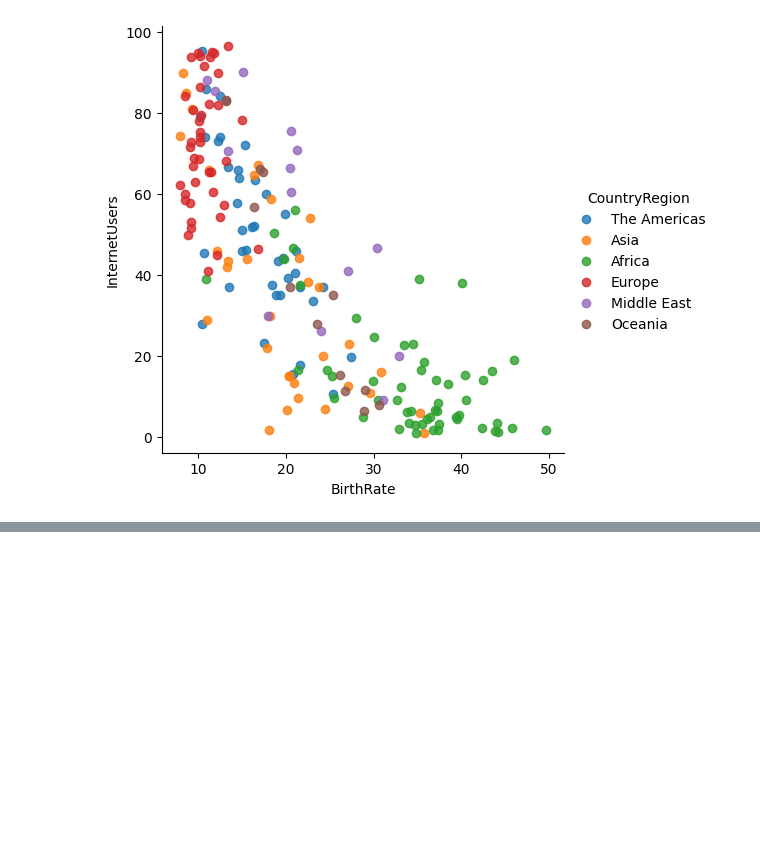
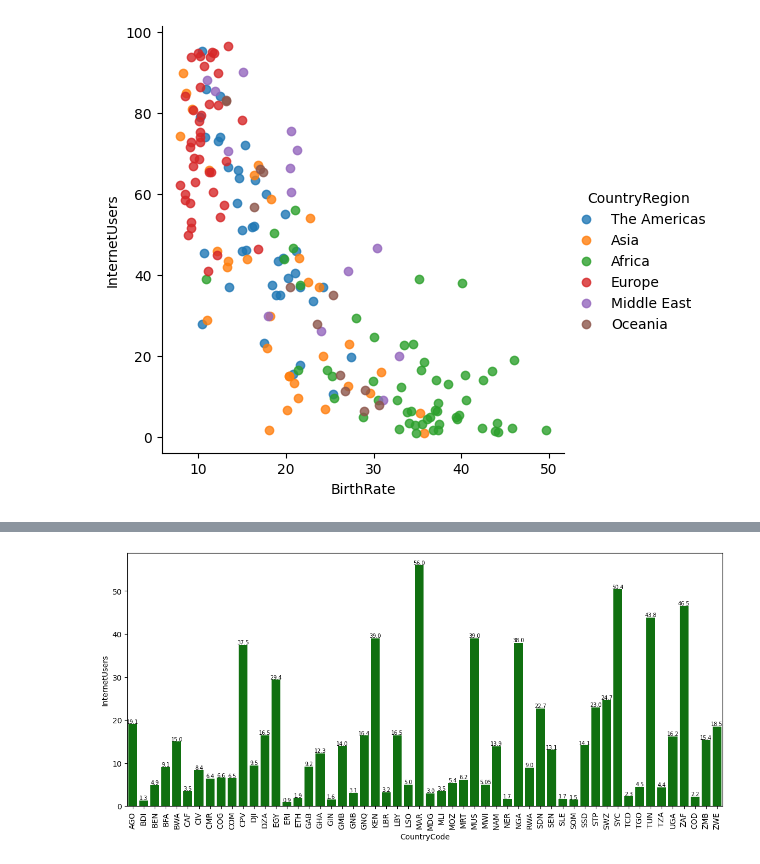
Before and after one commit to Gcango/Expectativa_de_Vida_e_Taxa_de_Fertilidade, a Jupyter notebook: Analise_Expec_Fertilidade.ipynb, the cells around one changed output, grey strips where cells are left out. Drawn from its saved outputs; the diff is of its cells as text; code cells hidden in the pictures; blank space fills up the shorter version.

```diff
--- a/Analise_Expec_Fertilidade.ipynb
+++ b/Analise_Expec_Fertilidade.ipynb
@@ -151,0 +196,4 @@ vis2 = sns.lmplot(data = dados_unif, x = 'BirthRate', y = 'InternetUsers', fit_r
+# %%
+vis4 = dados_unif.query('CountryRegion == "Africa"')[['CountryCode','InternetUsers']].sort_index().reset_index()
+graf = pd.DataFrame(vis4)
+graf.head()
@@ -151,0 +207,16 @@ vis2 = sns.lmplot(data = dados_unif, x = 'BirthRate', y = 'InternetUsers', fit_r
+# %%
+plt.figure(figsize=(14,6))
+plot = sns.barplot(x='CountryCode', y='InternetUsers', data =graf, color='g')
+for i in plot.patches:
+    plot.annotate(i.get_height(),
+                  (i.get_x() + i.get_width() / 2, i.get_height()),
+                  ha='center',
+                  va='baseline',
+                  fontsize=7,
+                  color='black',
+                  xytext=(0, 1),
+                  textcoords='offset points')
+plt.xticks(rotation=90)
+plt.show()
+# %% [output]
+[figure, added]
```
Also changed, not shown: parts of 25 cells of this notebook.
